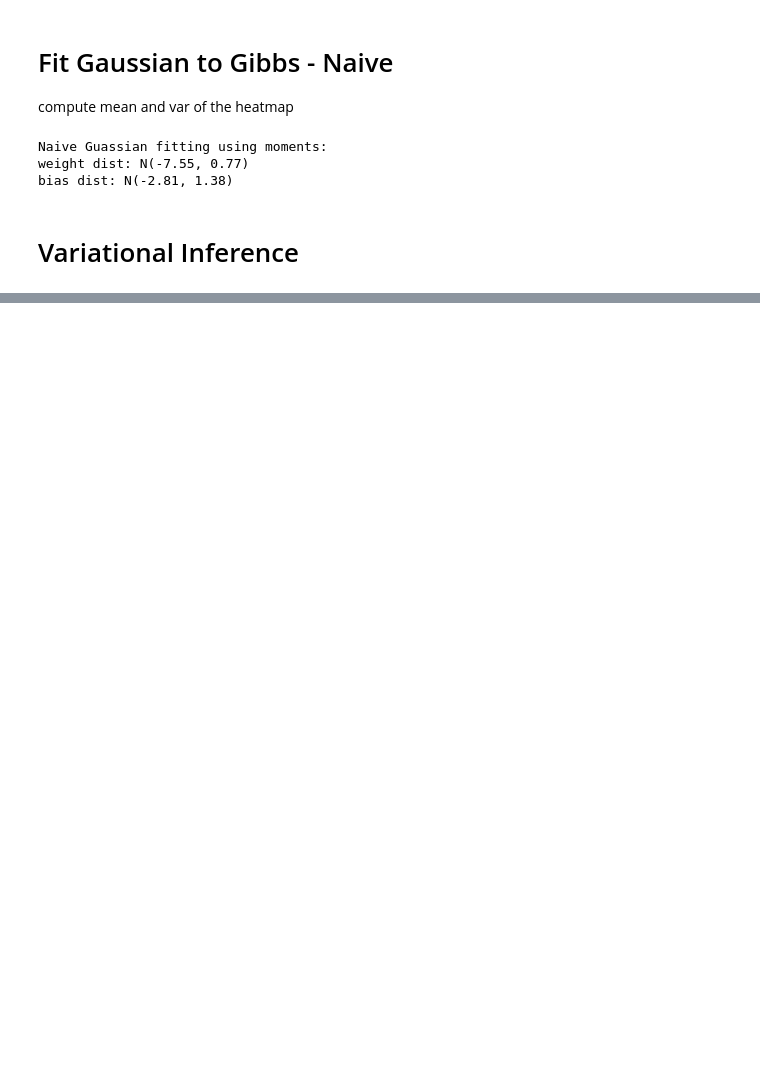
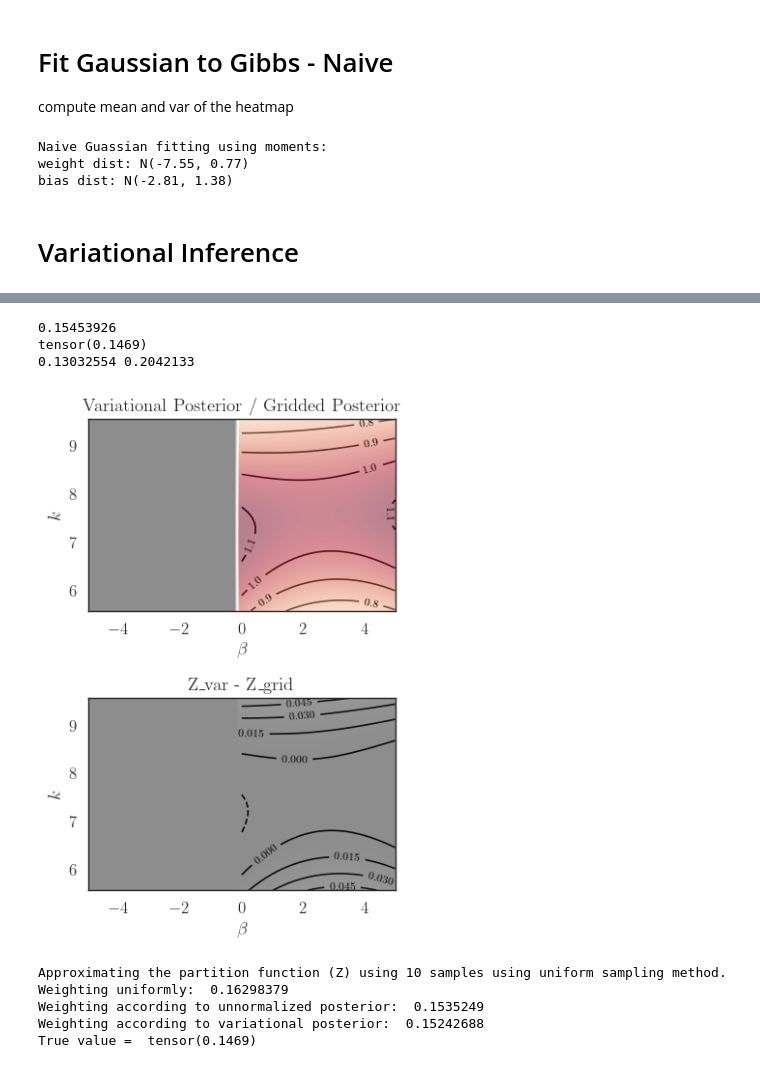
Before and after one commit to MahrokhGB/PAC-SNOC-dev, a Jupyter notebook: experiments/scalar/VI.ipynb, the cells around one changed output, grey strips where cells are left out. Drawn from its saved outputs; the diff is of its cells as text; code cells hidden in the pictures; blank space fills up the shorter version.

```diff
--- a/experiments/scalar/VI.ipynb
+++ b/experiments/scalar/VI.ipynb
@@ -158,3 +158,7 @@ else:
     bias_grid = np.array(res_dict['bias_grid'])
 # %% [output]
 [INFO] calculating the posterior.
+# %%
+
+a = torch.Tensor([[1,2],[3,4]])
+print(a, a[0:1,:])
@@ -311,20 +320,26 @@ approximated_Z_var = np.array(res_dict['posterior_unnorm'])/np.array(res_dict['v
 print(np.mean(approximated_Z_var))
 print(res_dict['approximated_Z'])
 print(np.min(approximated_Z_var), np.max(approximated_Z_var))
+# %% [output]
+0.15453926
+tensor(0.1469)
+0.13032554 0.2042133
 # %%
 dists = [
     [res_dict['var_post'][ind]/res_dict['posterior'][ind] for ind in range(len(res_dict['posterior']))],
-    approximated_Z_var-res_dict['approximated_Z']
+    approximated_Z_var-res_dict['approximated_Z'].detach().clone().numpy()
 ]
 titles=[
     'Variational Posterior / Gridded Posterior', 'Z_var - Z_grid'
 ]
 
 heatmap_dists(
     dists=dists, theta_grid=theta_grid, bias_grid=bias_grid,
     extend_neg=True, titles=titles,
     save_fig=False, marker_size=50
 )
+# %% [output]
+[figure, added]
 # %%
 num_samples = 10
 sample_from = 'uniform'
@@ -376,5 +391,11 @@ print(
 )
 
 print('True value = ', res_dict['approximated_Z'])
+# %% [output]
+Approximating the partition function (Z) using 10 samples using uniform sampling method.
+Weighting uniformly:  0.16298379
+Weighting according to unnormalized posterior:  0.1535249
+Weighting according to variational posterior:  0.15242688
+True value =  tensor(0.1469)
 # %%
 # NOTE: similarly, can sample from VI and weight uniformly
```
Also changed, not shown: parts of 3 cells of this notebook, 2 other files.
